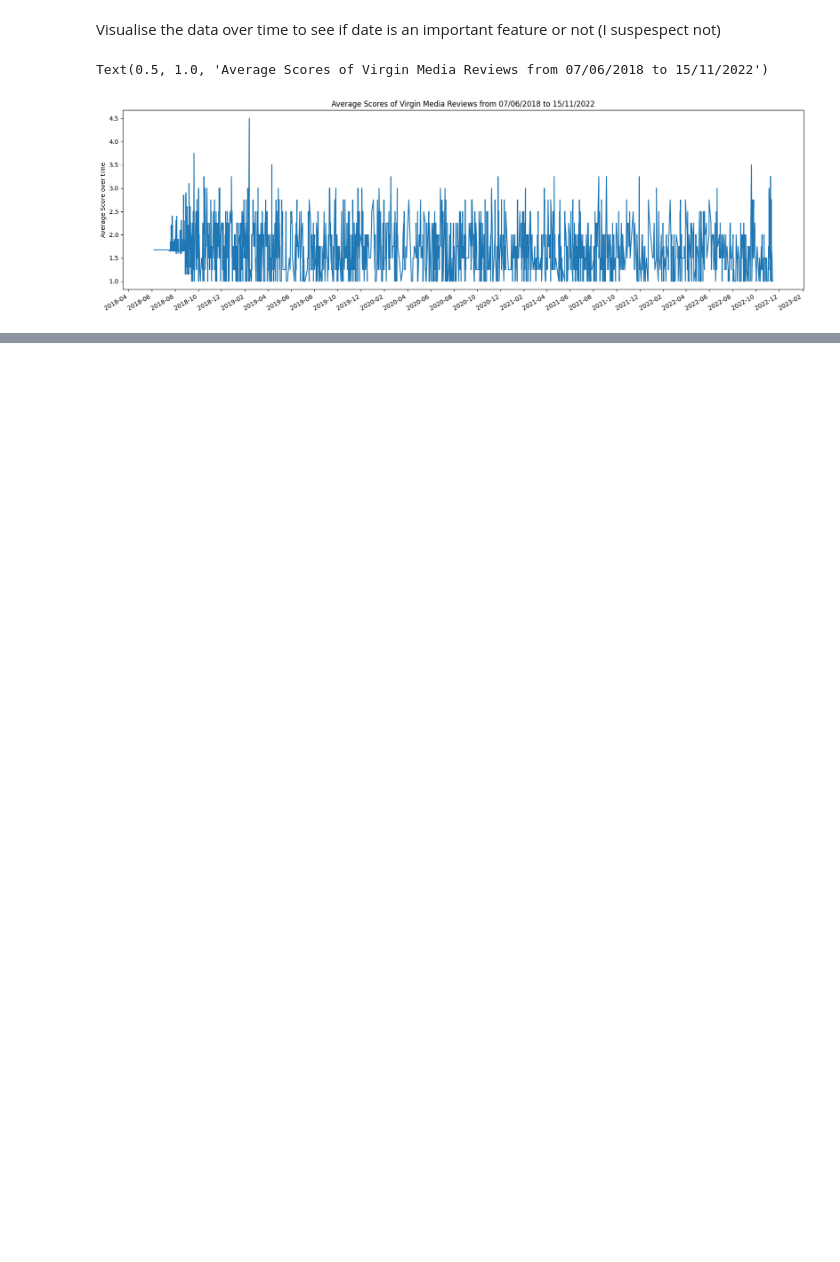
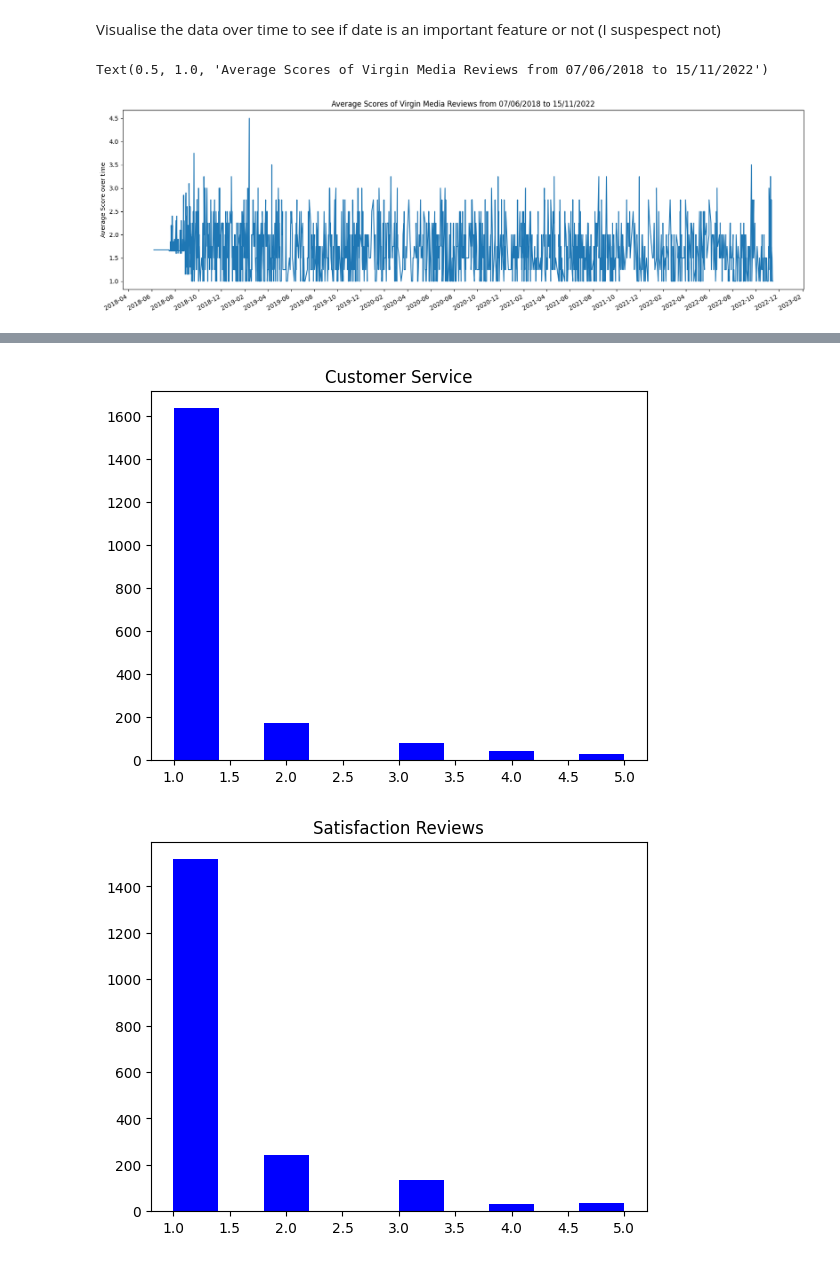
Before and after one commit to Beatrix-droid/Broadband-reviews-NLP, a Jupyter notebook: preprocessing_part_2.ipynb, the cells around one changed output, grey strips where cells are left out. Cells and saved outputs as stored; diff of their text form; code cells hidden in the pictures; blank space fills up the shorter version.

```diff
--- a/preprocessing_part_2.ipynb
+++ b/preprocessing_part_2.ipynb
@@ -46,2 +55,2 @@ The  Average score does not seem to be directly related to time. It fluctutates
 # %%
-df=df.drop("Dates", axis=1, inplace=True)
+df.drop(["Dates", "Unnamed: 0"], axis=1, inplace=True)
@@ -47,0 +66,9 @@ df=df.drop("Dates", axis=1, inplace=True)
+# %%
+columns=list(df.columns)
+for column in columns[1:]:
+    plt.hist(df[column], color="blue")
+    plt.title(column)
+    plt.show()
+# %% [output]
+[figure, added]
+[figure, added]
```
Also changed, not shown: parts of 9 cells of this notebook.
